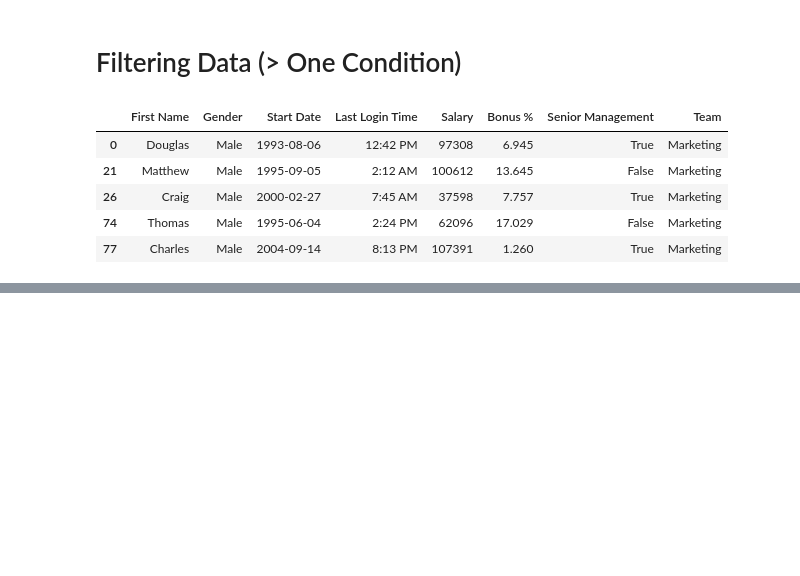
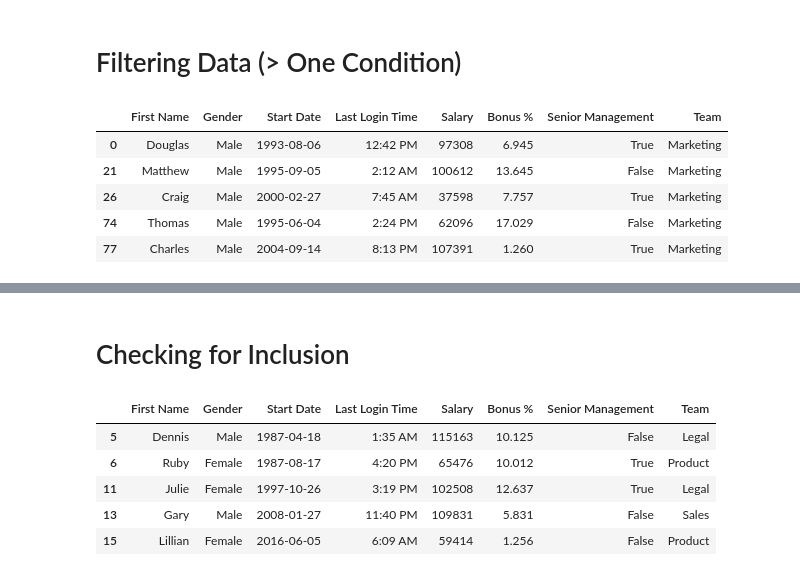
Before and after one commit to nareyes/education, a Jupyter notebook: data_analysis_pandas/03_data_frames_filtering.ipynb, the cells around one changed output, grey strips where cells are left out. Cells and saved outputs as stored; diff of their text form; code cells hidden in the pictures; blank space fills up the shorter version.

```diff
--- a/data_analysis_pandas/03_data_frames_filtering.ipynb
+++ b/data_analysis_pandas/03_data_frames_filtering.ipynb
@@ -191,0 +222,16 @@ employees[
+# %% [markdown]
+# Checking for Inclusion
+# %%
+# isin method for multiple conditions
+teams = employees['Team'].isin(
+    ['Legal', 'Sales', 'Product']
+)
+
+employees[teams].head()
+# %% [output]
+|  | First Name | Gender | Start Date | Last Login Time | Salary | Bonus % | Senior Management | Team |
+| 5 | Dennis | Male | 1987-04-18 | 1:35 AM | 115163 | 10.125 | False | Legal |
+| 6 | Ruby | Female | 1987-08-17 | 4:20 PM | 65476 | 10.012 | True | Product |
+| 11 | Julie | Female | 1997-10-26 | 3:19 PM | 102508 | 12.637 | True | Legal |
+| 13 | Gary | Male | 2008-01-27 | 11:40 PM | 109831 | 5.831 | False | Sales |
+| 15 | Lillian | Female | 2016-06-05 | 6:09 AM | 59414 | 1.256 | False | Product |
```
Also changed, not shown: parts of 18 cells of this notebook.
